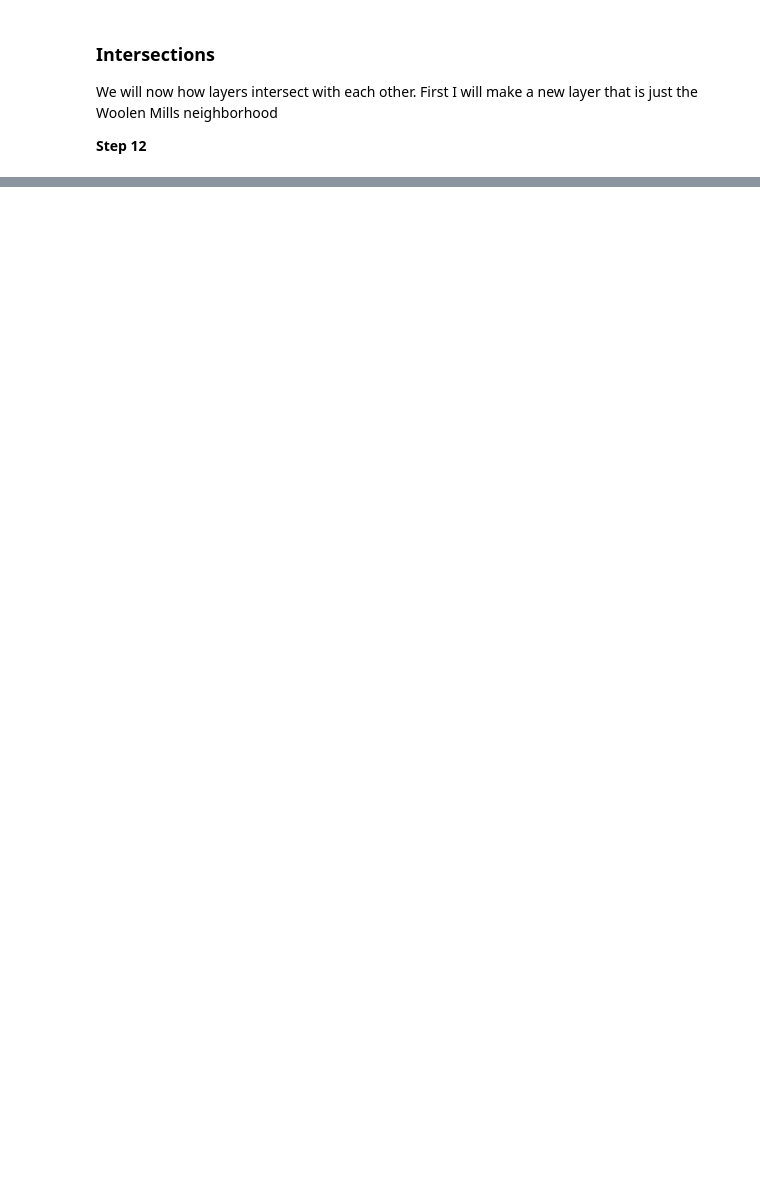
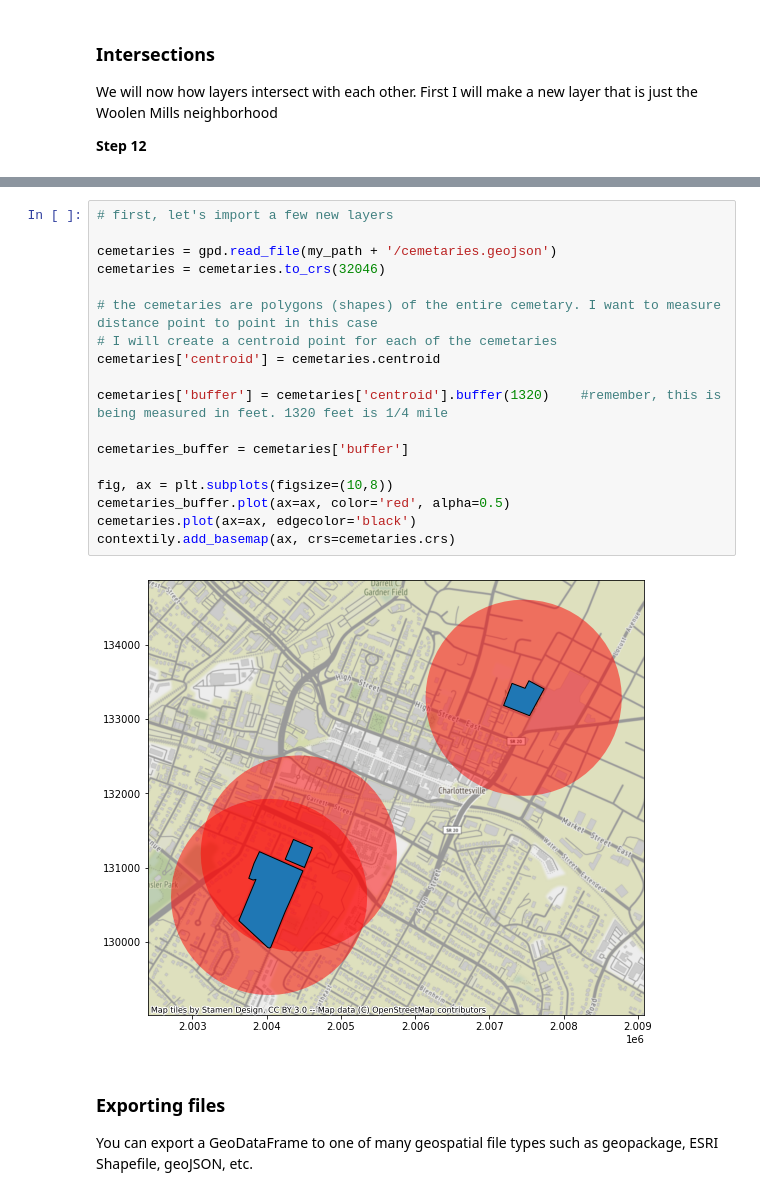
Before and after one commit to epurpur/pythonGeospatialWorkshop, a Jupyter notebook: python_geospatial_workshop.ipynb, the cells around one changed output, grey strips where cells are left out. Cells and saved outputs as stored; diff of their text form; blank space fills up the shorter version.

```diff
--- a/python_geospatial_workshop.ipynb
+++ b/python_geospatial_workshop.ipynb
@@ -309,0 +288,24 @@ woolen_mills_roads.plot(ax=ax, color='white')
+# %%
+# first, let's import a few new layers
+
+cemetaries = gpd.read_file(my_path + '/cemetaries.geojson')
+cemetaries = cemetaries.to_crs(32046)
+
+# the cemetaries are polygons (shapes) of the entire cemetary. I want to measure distance point to point in this case
+# I will create a centroid point for each of the cemetaries
+cemetaries['centroid'] = cemetaries.centroid
+
+cemetaries['buffer'] = cemetaries['centroid'].buffer(1320)    #remember, this is being measured in feet. 1320 feet is 1/4 mile
+
+cemetaries_buffer = cemetaries['buffer']
+
+fig, ax = plt.subplots(figsize=(10,8))
+cemetaries_buffer.plot(ax=ax, color='red', alpha=0.5)
+cemetaries.plot(ax=ax, edgecolor='black')
+contextily.add_basemap(ax, crs=cemetaries.crs)
+# %% [output]
+[figure, added]
+# %% [markdown]
+### Exporting files
+
+You can export a GeoDataFrame to one of many geospatial file types such as geopackage, ESRI Shapefile, geoJSON, etc.
```
Also changed, not shown: parts of 14 cells of this notebook.
